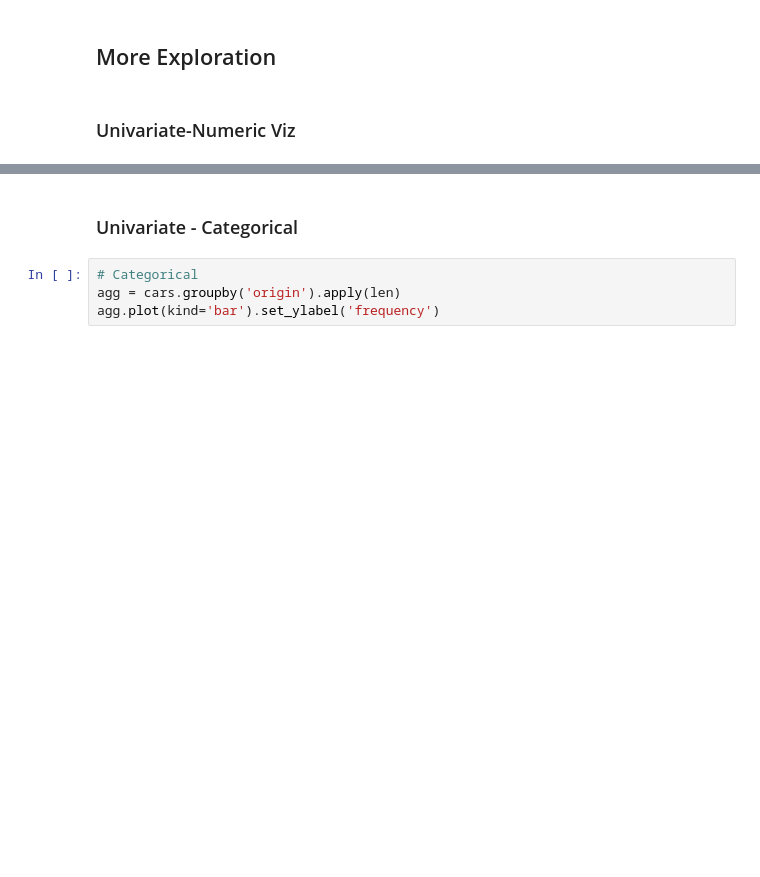
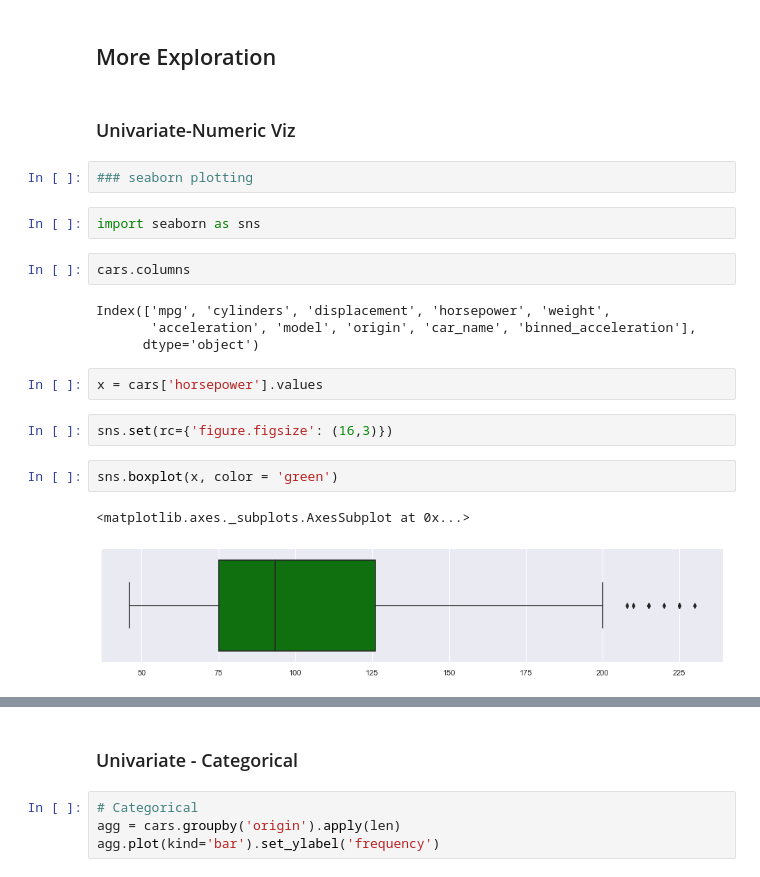
Before and after one commit to nanthalec/INTRO-TO-DATA-ANALYSIS, a Jupyter notebook: cars.ipynb, the cells around one changed output, grey strips where cells are left out. Drawn from its saved outputs; the diff is of its cells as text; blank space fills up the shorter version.

```diff
--- a/cars.ipynb
+++ b/cars.ipynb
@@ -270,3 +270,22 @@ categorical_vars = ['model', 'origin', 'cylinders','car_name']
 ## More Exploration
 # %% [markdown]
 ### Univariate-Numeric Viz
+# %%
+### seaborn plotting
+# %%
+import seaborn as sns
+# %%
+cars.columns
+# %% [output]
+Index(['mpg', 'cylinders', 'displacement', 'horsepower', 'weight',
+       'acceleration', 'model', 'origin', 'car_name', 'binned_acceleration'],
+      dtype='object')
+# %%
+x = cars['horsepower'].values
+# %%
+sns.set(rc={'figure.figsize': (16,3)})
+# %%
+sns.boxplot(x, color = 'green')
+# %% [output]
+<matplotlib.axes._subplots.AxesSubplot at 0x...>
+[figure, added]
```
Also changed, not shown: parts of 19 cells of this notebook, 1 other file.
